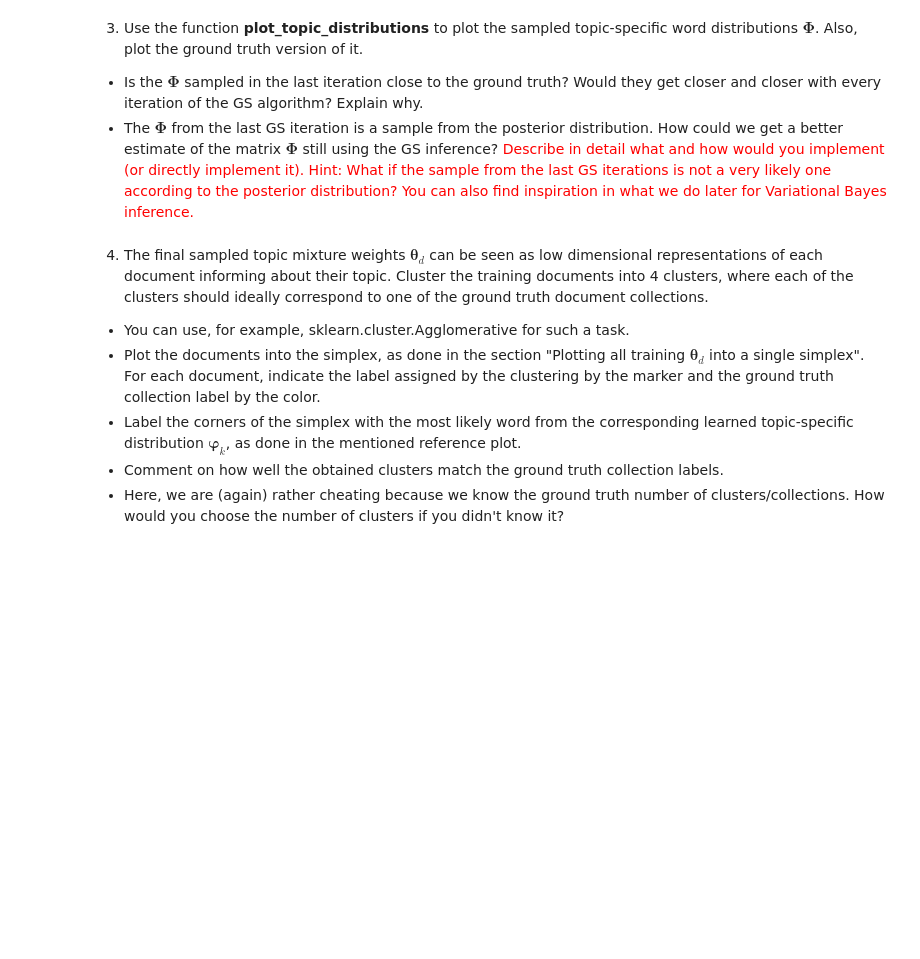
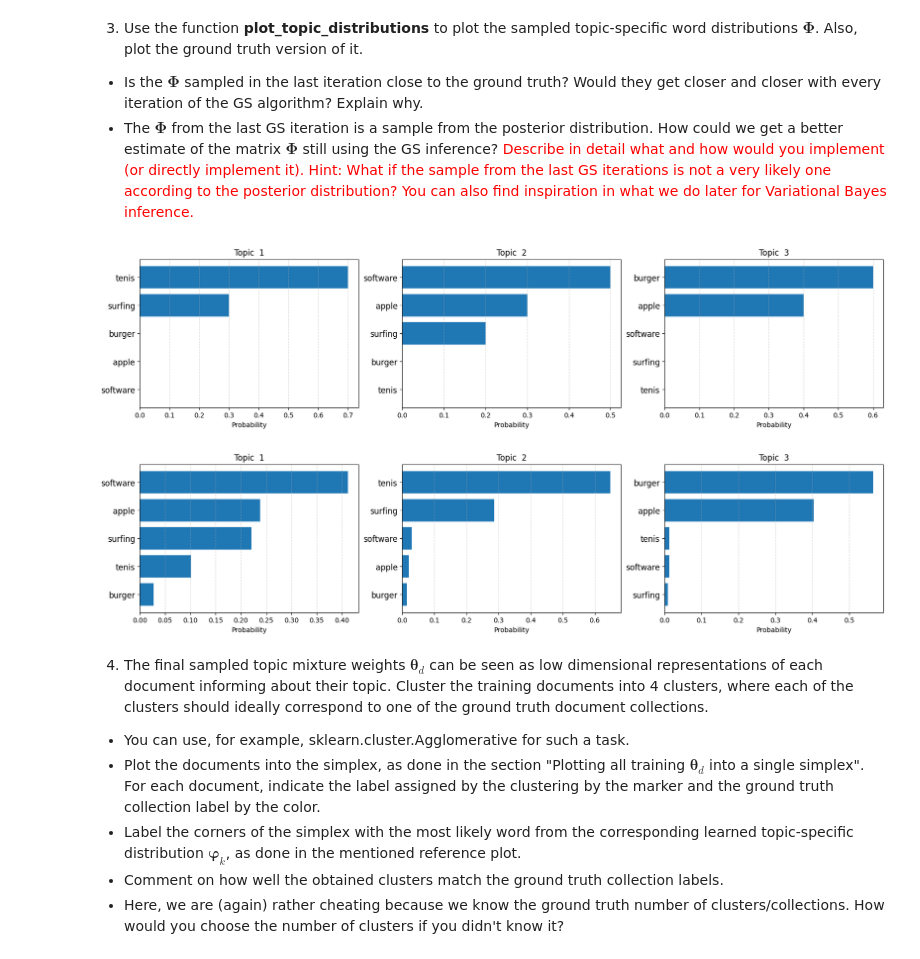
Before and after one commit to AlesKas/SchoolFIT, a Jupyter notebook: BAYa/Assignment2022.ipynb, the cells around one changed output. Drawn from its saved outputs; the diff is of its cells as text; code cells hidden in the pictures; blank space fills up the shorter version.

```diff
--- a/BAYa/Assignment2022.ipynb
+++ b/BAYa/Assignment2022.ipynb
@@ -306,3 +340,17 @@ for document in range(D):
+# %%
+#Your code goes here
+plot_topic_distributions(Phi_gt, vocabulary)
+def normalize(probs):
+    prob_factor = 1 / sum(probs)
+    return [prob_factor * p for p in probs]
+tmp = []
+for arr in num_words_per_toppic:
+    tmp.append(normalize(arr/8000))
+tmp = np.array(tmp)
+plot_topic_distributions(tmp, vocabulary)
+# %% [output]
+[figure, added]
+[figure, added]
 # %% [markdown]
 4. The final sampled topic mixture weights $\boldsymbol{\theta}_d$ can be seen as low dimensional representations of each document informing about their topic. Cluster the training documents into 4 clusters, where each of the clusters should ideally correspond to one of the ground truth document collections.
  * You can use, for example, sklearn.cluster.Agglomerative for such a task.
```
Also changed, not shown: parts of 6 cells of this notebook.
